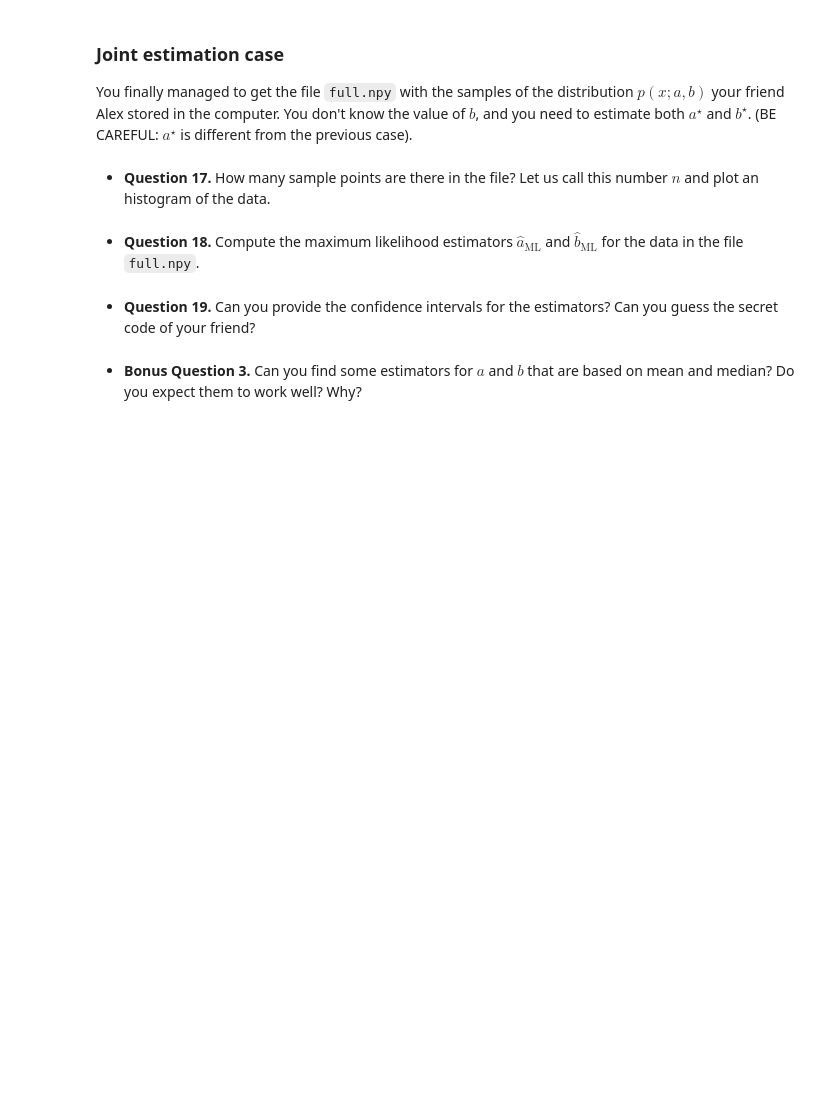
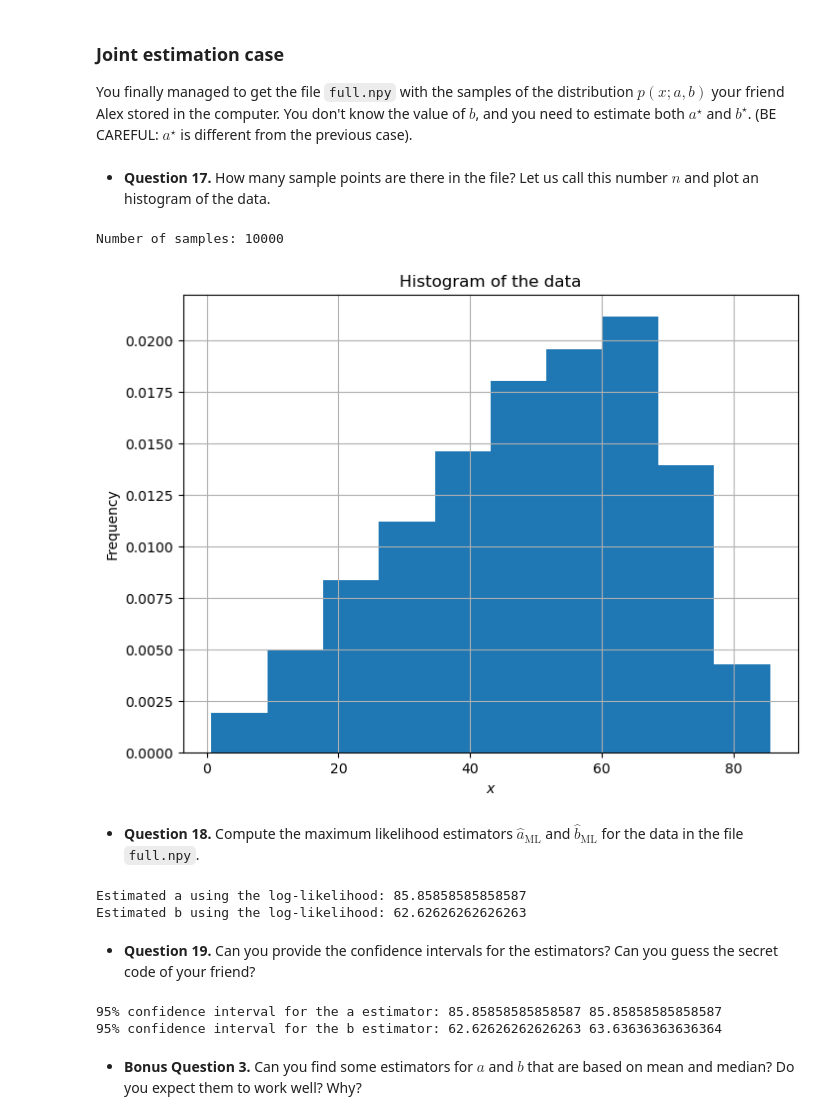
Before and after one commit to natasa-jovanovic/FundamentalLearningEPFL, a Jupyter notebook: Homework1/crack_the_code.ipynb, the cells around one changed output. Cells and saved outputs as stored; diff of their text form; code cells hidden in the pictures; blank space fills up the shorter version.

```diff
--- a/Homework1/crack_the_code.ipynb
+++ b/Homework1/crack_the_code.ipynb
@@ -245,9 +391,75 @@ Stick with the case where $b=20$, and sample $N=1000$ points from the distributi
 You finally managed to get the file `full.npy` with the samples of the distribution $p(x;a,b)$ your friend Alex stored in the computer. You don't know the value of $b$, and you need to estimate both $a^\star$ and $b^\star$. (BE CAREFUL: $a^\star$ is different from the previous case).
 # %% [markdown]
 - **Question 17.** How many sample points are there in the file? Let us call this number $n$ and plot an histogram of the data.
+# %%
+x_full = np.load('full.npy')
+n = len(x_full)
+print('Number of samples:', len(x_full))
+
+plt.figure(figsize=(8, 6))
+plt.title('Histogram of the data')
+plt.xlabel('$x$')
+plt.ylabel('Frequency')
+plt.hist(x_full, bins=10, density=True)
+plt.grid(True)
+plt.show()
+# %% [output]
+Number of samples: 10000
+[figure, added]
 # %% [markdown]
 - **Question 18.** Compute the maximum likelihood estimators $\hat a_\text{ML}$ and $\hat b_\text{ML}$ for the data in the file `full.npy`.
+# %%
+def log_likelihood_full(x, a, b):
+    if a <= 0 or a >= b:
+        return -np.inf
+    return np.sum(np.log(pdf(x, a, b)))
+
+def mle(x):
+    a_values = np.linspace(0, 100, 100)
+    b_values = np.linspace(0, 100, 100)
+    log_likelihoods = np.array([[log_likelihood(x, a, b) for a in a_values] for b in b_values])
+    a_hat, b_hat = np.unravel_index(np.argmax(log_likelihoods), log_likelihoods.shape)
+
+    return a_values[a_hat], b_values[b_hat]
+
+a_hat, b_hat = mle(x_full)
+
+print('Estimated a using the log-likelihood:', a_hat)
+print('Estimated b using the log-likelihood:', b_hat)
+# %% [output]
+Estimated a using the log-likelihood: 85.85858585858587
+Estimated b using the log-likelihood: 62.62626262626263
 # %% [markdown]
 - **Question 19.** Can you provide the confidence intervals for the estimators? Can you guess the secret code of your friend?
+# %%
+def bootstrap_full(x, n=1000):
+    n_samples = len(x)
+    samples = np.random.choice(x, (n, n_samples), replace=True)
+    return samples
+
+def bootstrap_est_a_b(x, n=1000):
+    samples = bootstrap_full(x, n)
+    a_values = np.zeros(n)
+    b_values = np.zeros(n)
+    for i in range(n):
+        a_values[i], b_values[i] = mle(samples[i])
+
+    return a_values, b_values
+
+n_bootstrap = 1000
+a_bootstrap, b_bootstrap = bootstrap_est_a_b(x_full, n_bootstrap)
+
+a_bootstrap.sort()
+lower_a = a_bootstrap[int(0.025 * n_bootstrap)]
+upper_a = a_bootstrap[int(0.975 * n_bootstrap)]
+print('95% confidence interval for the a estimator:', lower_a, upper_a)
+
+b_bootstrap.sort()
+lower_b = b_bootstrap[int(0.025 * n_bootstrap)]
+upper_b = b_bootstrap[int(0.975 * n_bootstrap)]
+print('95% confidence interval for the b estimator:', lower_b, upper_b)
+# %% [output]
+95% confidence interval for the a estimator: 85.85858585858587 85.85858585858587
+95% confidence interval for the b estimator: 62.62626262626263 63.63636363636364
 # %% [markdown]
 - **Bonus Question 3.** Can you find some estimators for $a$ and $b$ that are based on mean and median? Do you expect them to work well? Why?
```
Also changed, not shown: parts of 15 cells of this notebook, 1 other file.
